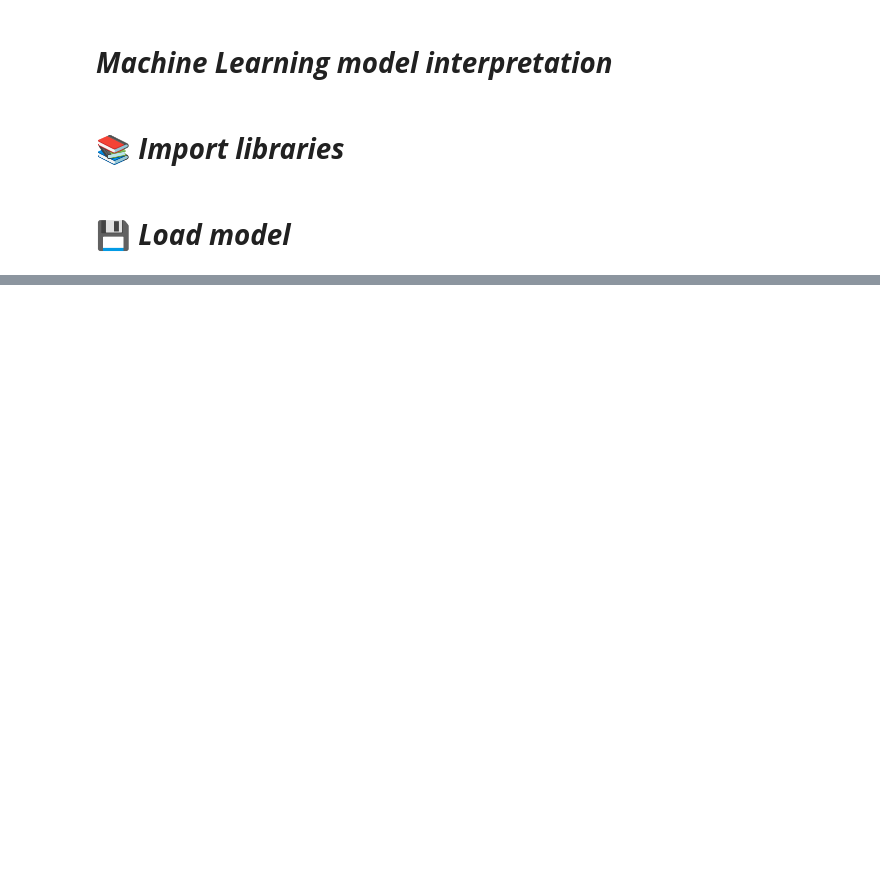
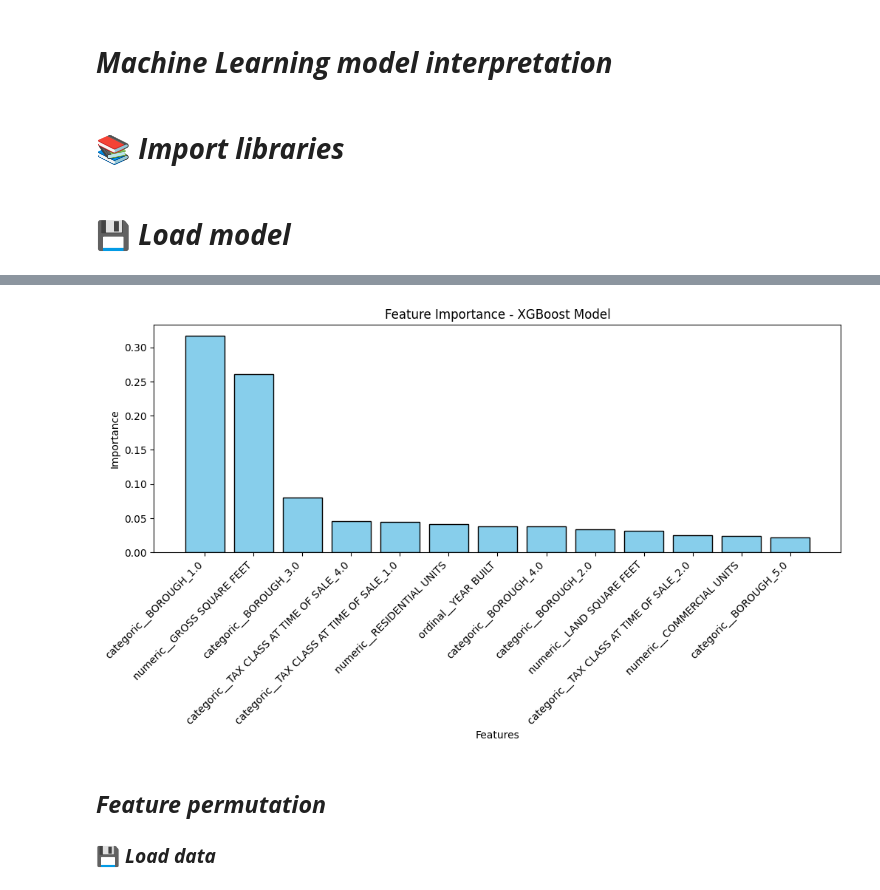
Before and after one commit to alejolondonm/NYC-houses, a Jupyter notebook: Modeling/7-model-interpretation.ipynb, the cells around one changed output, grey strips where cells are left out. Drawn from its saved outputs; the diff is of its cells as text; code cells hidden in the pictures; blank space fills up the shorter version.

```diff
--- a/Modeling/7-model-interpretation.ipynb
+++ b/Modeling/7-model-interpretation.ipynb
@@ -23,0 +71,24 @@ my_model = load(MODEL_PATH)
+# %%
+# Create the bar plot
+plt.figure(figsize=(12, 4))
+plt.bar(
+    df_features["Features"],  # Feature names
+    df_features["Importances"],  # Feature importances
+    capsize=5,  # Add caps to error bars
+    edgecolor="black",  # Add borders to bars
+    color="skyblue"  # Set bar color
+)
+
+# Add labels and title
+plt.xlabel("Features")
+plt.ylabel("Importance")
+plt.title("Feature Importance - XGBoost Model")
+plt.xticks(rotation=45, ha="right")  # Rotate feature names for better visibility
+
+# Show the plot
+plt.show()
+# %% [output]
+[figure, added]
+# %% [markdown]
+## ***Feature permutation***
+### 💾 ***Load data***
```
Also changed, not shown: parts of 11 cells of this notebook.
